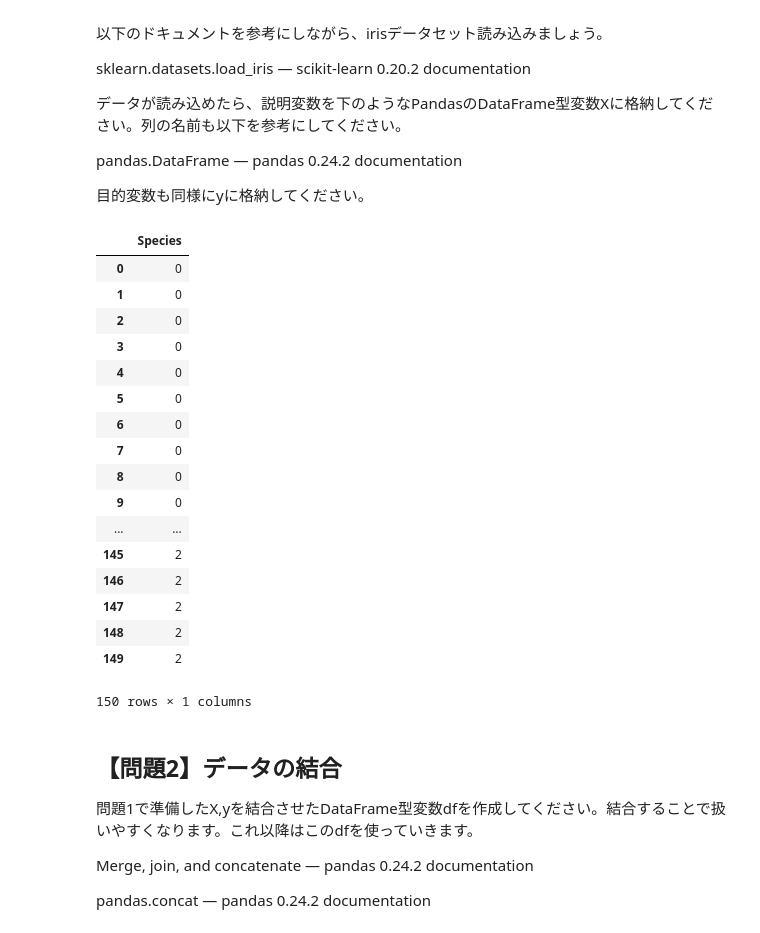
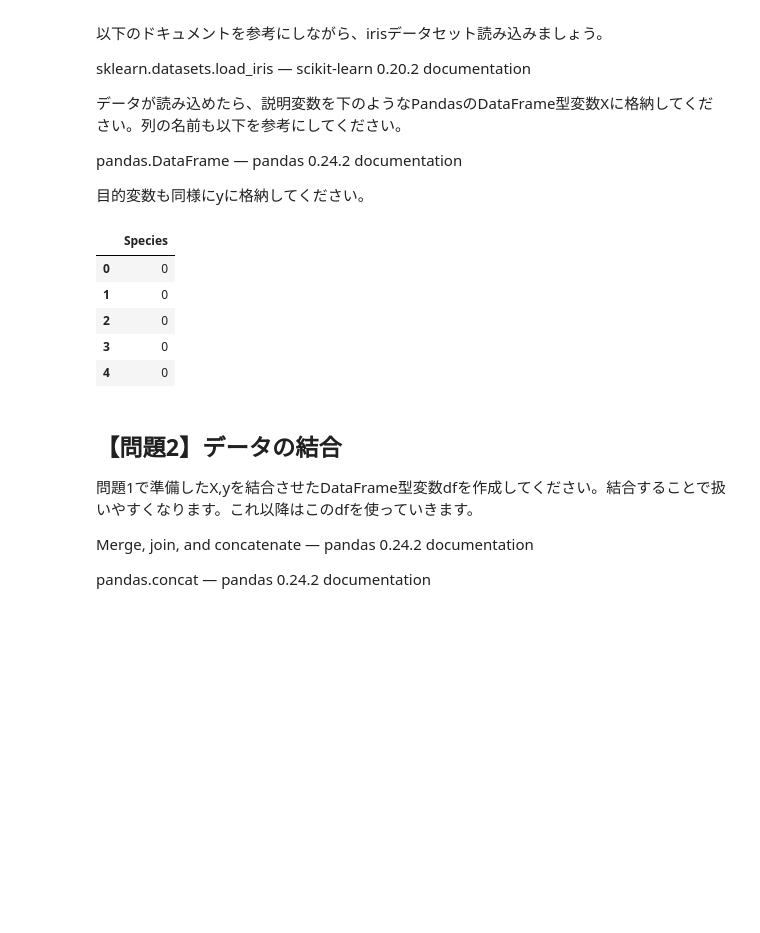
Before and after one commit to adachione/diveintocode-ml, a Jupyter notebook: Week3/DIC_Week3_授業前課題1_アヤメの分析.ipynb, the cells around one changed output. Cells and saved outputs as stored; diff of their text form; code cells hidden in the pictures; blank space fills up the shorter version.

```diff
--- a/Week3/DIC_Week3_授業前課題1_アヤメの分析.ipynb
+++ b/Week3/DIC_Week3_授業前課題1_アヤメの分析.ipynb
@@ -50,33 +52,22 @@ import matplotlib.pyplot as plt
 %matplotlib inline
 from sklearn.datasets import load_iris
 # %%
+#データのダウンロードとXとY変数に代入
 iris = load_iris()
 df_X = pd.DataFrame(iris.data, columns=iris.feature_names)
 df_X.columns = ["sepal_length", "sepal_width", "petal_length", "petal_width"]
 df_X.head()
 
 df_Y = pd.DataFrame(iris.target)
 df_Y.columns = ["Species"]
-df_Y
+df_Y.head()
 # %% [output]
 |  | Species |
 | 0 | 0 |
 | 1 | 0 |
 | 2 | 0 |
 | 3 | 0 |
 | 4 | 0 |
-| 5 | 0 |
-| 6 | 0 |
-| 7 | 0 |
-| 8 | 0 |
-| 9 | 0 |
-| ... | ... |
-| 145 | 2 |
-| 146 | 2 |
-| 147 | 2 |
-| 148 | 2 |
-| 149 | 2 |
-150 rows × 1 columns
 # %% [markdown]
 ## 【問題2】データの結合
 問題1で準備したX,yを結合させたDataFrame型変数dfを作成してください。結合することで扱いやすくなります。これ以降はこのdfを使っていきます。
```
Also changed, not shown: parts of 11 cells of this notebook.
